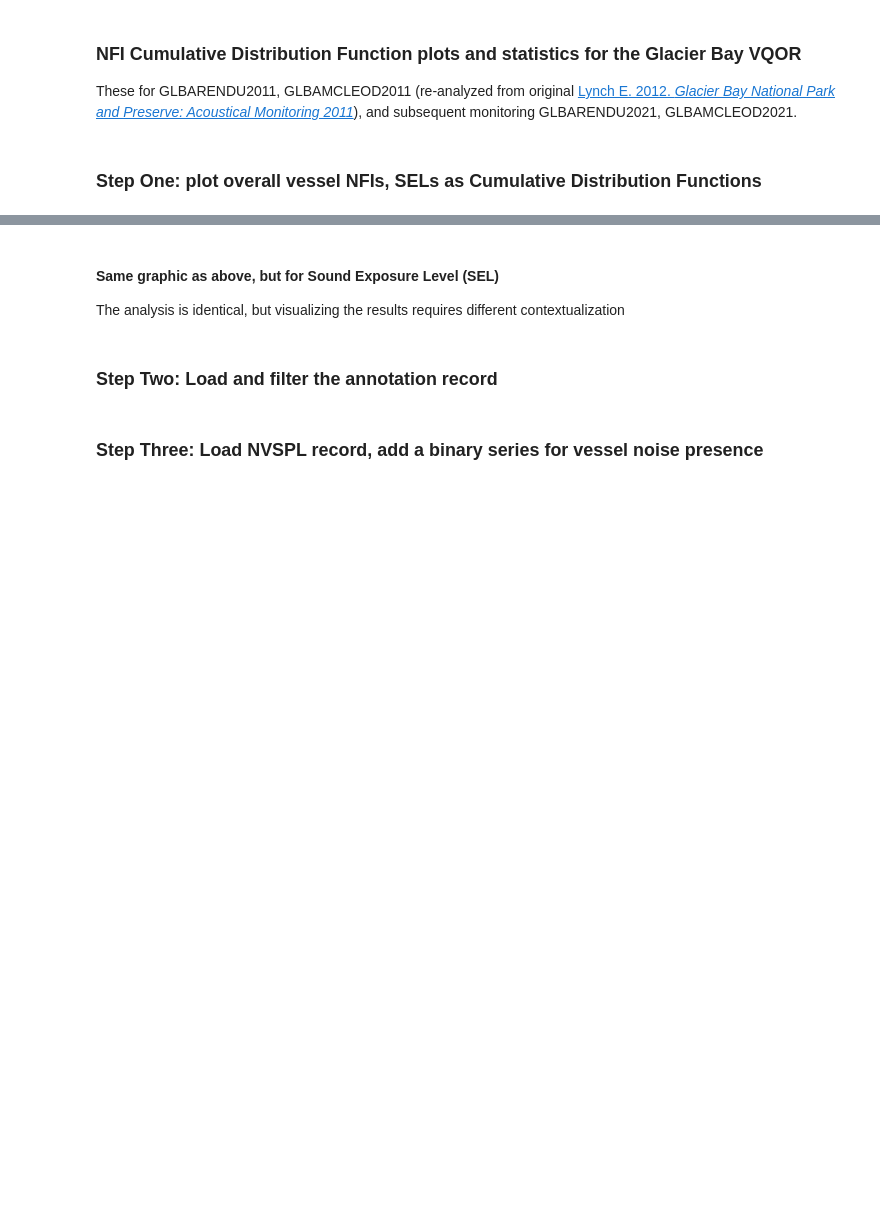
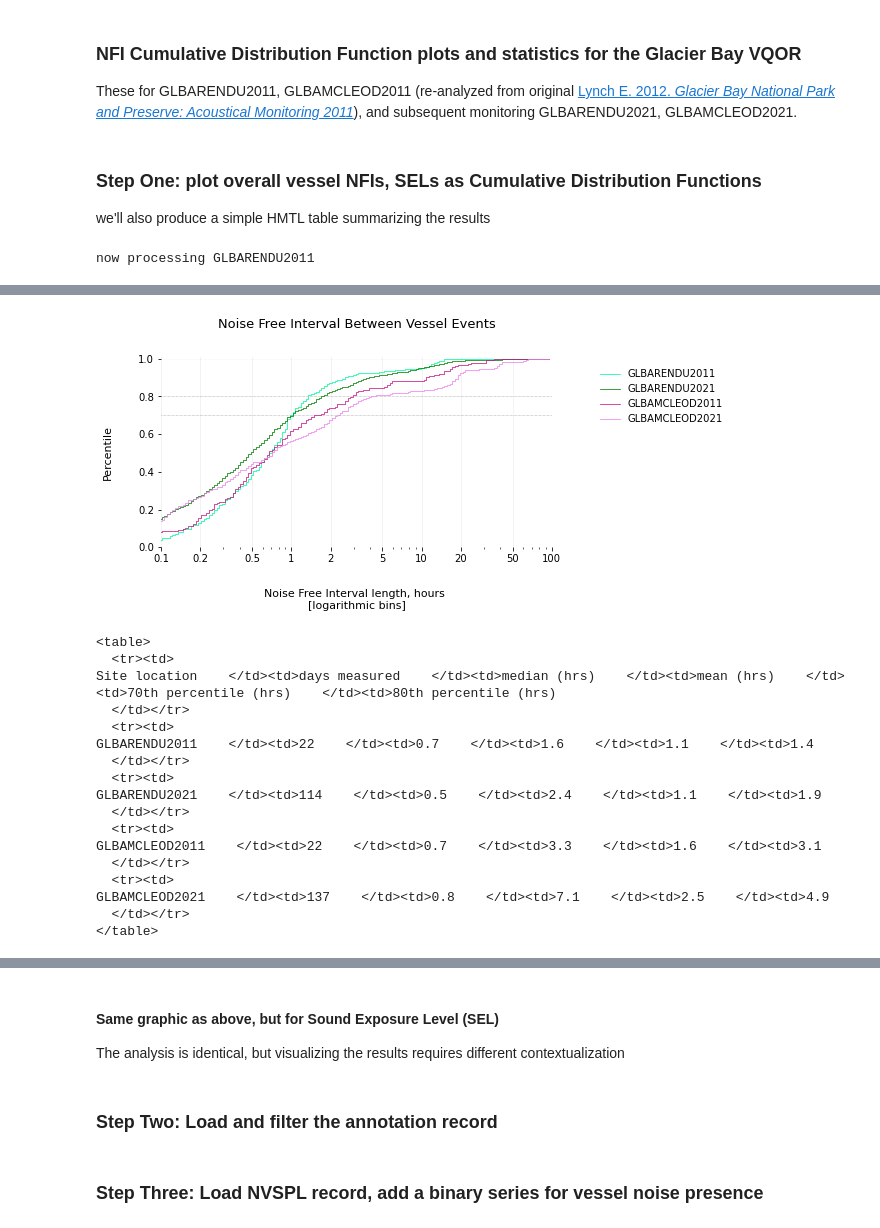
Before and after one commit to dbetchkal/GLBA-vesselAcoustics, a Jupyter notebook: GLBA VQOR NFI analysis.ipynb, the cells around one changed output, grey strips where cells are left out. Cells and saved outputs as stored; diff of their text form; code cells hidden in the pictures; blank space fills up the shorter version.

Commit message:
automatically generate HTML table

```diff
--- a/GLBA VQOR NFI analysis.ipynb
+++ b/GLBA VQOR NFI analysis.ipynb
@@ -31,22 +31,24 @@ def VOQR_cumulative_histogram_nfi(ds, unit, site, year):
     src = srcid(ds, unit=unit, site=site, year=year).combine()
     src_m = merge_SRCID(src) # merging is important because vessels often span multiple hours
 
+    n_days = number_of_days_splatted(src_m)
+
     # extract only vessel events; a condition of the VQoR
     # in this analysis:
     #     AIS-derived vessels use a 4-character srcID mapped to MMSI (e.g., '0.702')
     #     other vessels have the conventional srcID (i.e., '3.0')
     vessel_events = src_m.loc[(src_m.srcID == 3)|(src_m.srcID.astype('str').str.len() == 5), :].copy()
 
+    print(vessel_events)
+
     # they must be sorted
     vessel_events.sort_index(inplace=True)
-
 
     # this is by far more straightforward
     NFIlst = vessel_events.index.to_series().diff()
 
     # we only want non-negative intervals
     out = pd.Series(np.array([m for m in NFIlst[NFIlst > "00:00:00"]]))
-
 
     # compute noise-free intervals between all events
     nfis = NFI_list(vessel_events, unit="hours")
@@ -61,11 +63,17 @@ def VOQR_cumulative_histogram_nfi(ds, unit, site, year):
     # note: this computation assumes partial days have been separated at the archive level
     TA_p = 100*src_m.loc[:, "len"].sum().total_seconds()/(3600*len([e for e in ds.nvspl(unit=u, site=s, year=y)]))
 
-    print("80th = {0:.1f} hours".format(np.percentile(nfis, 80)),
-          "70th = {0:.1f} hours".format(np.percentile(nfis, 70)),
-          "mean = {0:.1f} hours".format(np.mean(nfis)),
-          "50th = {0:.1f} hours".format(np.percentile(nfis, 50)),
+    NFI_80thP = np.around(np.percentile(nfis, 80), decimals=1)
+    NFI_70thP = np.around(np.percentile(nfis, 70), decimals=1)
+    NFI_50thP = np.around(np.percentile(nfis, 50), decimals=1)
+    NFI_mean = np.around(np.mean(nfis), decimals=1)
+    print("80th = {0:.1f} hours".format(NFI_80thP),
+          "70th = {0:.1f} hours".format(NFI_70thP),
+          "mean = {0:.1f} hours".format(NFI_mean),
+          "50th = {0:.1f} hours".format(NFI_50thP),
           "\n\n")
+
+    metrics = [n_days, NFI_50thP, NFI_mean, NFI_70thP, NFI_80thP]
 
     return base, cumu, TA_p, metrics
 
@@ -98,8 +106,17 @@ def VOQR_cumulative_histogram_sel(ds, unit, site, year):
     cumu = np.cumsum(val)/max(np.cumsum(val))
 
     return base, cumu
+
+def html_table(list_of_lists):
+    print('<table>')
+    for sublist in list_of_lists:
+        print('  <tr><td>')
+        print('    </td><td>'.join(sublist))
+        print('  </td></tr>')
+    print('</table>')
 # %% [markdown]
 ### Step One: plot overall vessel NFIs, SELs as Cumulative Distribution Functions
+we'll also produce a simple HMTL table summarizing the results
 # %%
 ds = iyore.Dataset(r"E:")
 
@@ -124,6 +141,10 @@ fig, ax = plt.subplots(1, 1, figsize=(7, 3.5))
 #                    ('GLBA', 'HUTCH', 2011, 'orangered'),
 #                    ('GLBA', 'MOUSE', 2011, 'dodgerblue')]:
 
+# we start with a header
+table_data = [['Site location', 'days measured', 'median (hrs)', 'mean (hrs)',
+                '70th percentile (hrs)', '80th percentile (hrs)']]
+
 for u, s, y, c in [('GLBA', 'RENDU', 2011, 'mediumspringgreen'),
                    ('GLBA', 'RENDU', 2021, 'green'),
                    ('GLBA', 'MCLEOD', 2011, 'mediumvioletred'),
@@ -134,9 +155,15 @@ for u, s, y, c in [('GLBA', 'RENDU', 2011, 'mediumspringgreen'),
     # to visualize the annotations we: parse + filter + mine + represent...
     base, cumu, TA_p, metrics = VOQR_cumulative_histogram_nfi(ds, u, s, y)
 
+    # process acoustic metrics for inclusion in an HTML table
+    row = [u+s+str(y)] + [str(item) for item in metrics]
+    table_data.append(row)
+
     # plot the results
     ax.step(base[:-1], cumu, label=u+s+str(y),
             lw=0.75, color=c)
+
+
 
 
 ax.set_xscale('log')
@@ -173,3 +200,9 @@ ax.set_title("Noise Free Interval Between Vessel Events",
 plt.savefig(wdir+os.sep+"GLBA_VOQR_VesselNFIs_MCLEOD_20221104.png", dpi=200,
             bbox_inches="tight", facecolor="white")
 plt.show()
+
+
+# generate an HTML table for a tidy site-by-site summary
+html_table(table_data)
+# %% [output]
+now processing GLBARENDU2011
@@ -175,0 +277,18 @@ plt.show()
+[figure, added]
+<table>
+  <tr><td>
+Site location    </td><td>days measured    </td><td>median (hrs)    </td><td>mean (hrs)    </td><td>70th percentile (hrs)    </td><td>80th percentile (hrs)
+  </td></tr>
+  <tr><td>
+GLBARENDU2011    </td><td>22    </td><td>0.7    </td><td>1.6    </td><td>1.1    </td><td>1.4
+  </td></tr>
+  <tr><td>
+GLBARENDU2021    </td><td>114    </td><td>0.5    </td><td>2.4    </td><td>1.1    </td><td>1.9
+  </td></tr>
+  <tr><td>
+GLBAMCLEOD2011    </td><td>22    </td><td>0.7    </td><td>3.3    </td><td>1.6    </td><td>3.1
+  </td></tr>
+  <tr><td>
+GLBAMCLEOD2021    </td><td>137    </td><td>0.8    </td><td>7.1    </td><td>2.5    </td><td>4.9
+  </td></tr>
+</table>
```
Also changed, not shown: parts of 3 cells of this notebook.
